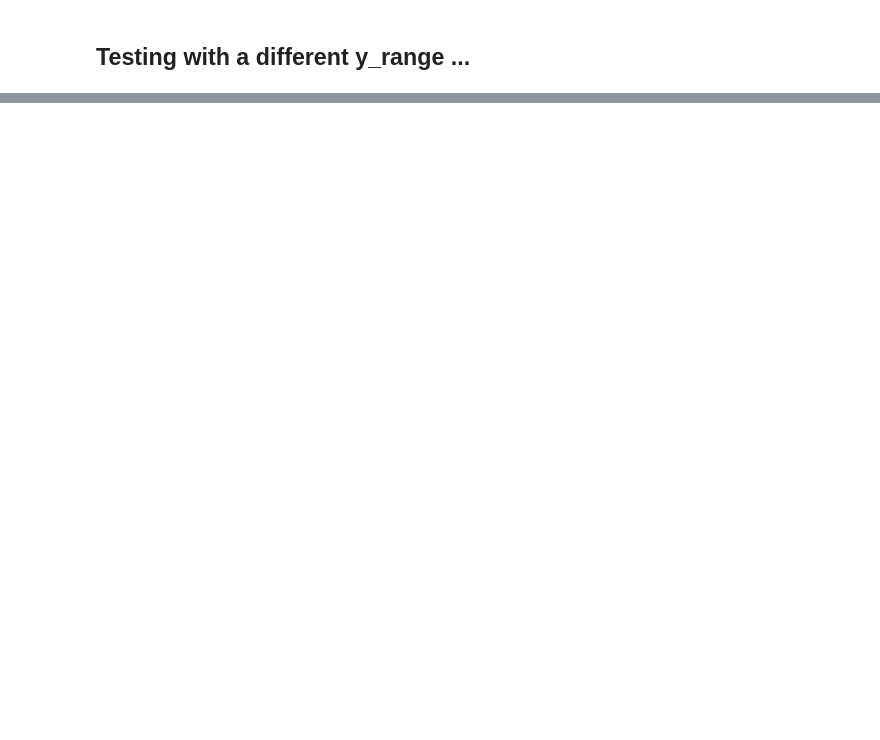
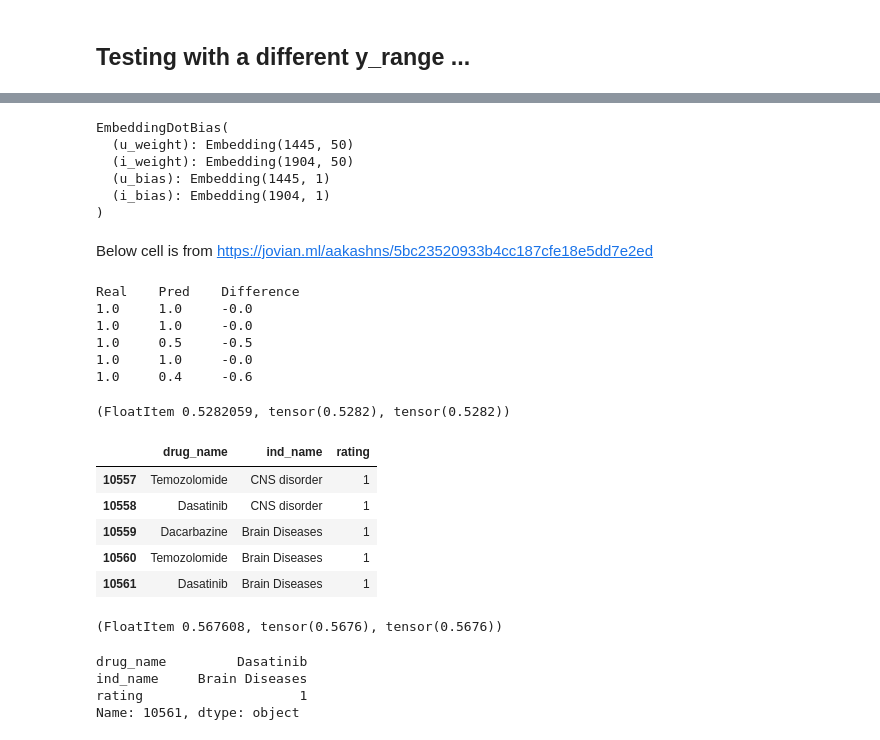
Before and after one commit to hari-aindra/collaborative-filtering-for-drug-repurposing-COVID, a Jupyter notebook: COVID-CURE-V1.ipynb, the cells around one changed output, grey strips where cells are left out. Drawn from its saved outputs; the diff is of its cells as text; code cells hidden in the pictures; blank space fills up the shorter version.

```diff
--- a/COVID-CURE-V1.ipynb
+++ b/COVID-CURE-V1.ipynb
@@ -40,0 +113,48 @@ learn.fit_one_cycle(3, 5e-3)
+# %%
+learn.model
+# %% [output]
+EmbeddingDotBias(
+  (u_weight): Embedding(1445, 50)
+  (i_weight): Embedding(1904, 50)
+  (u_bias): Embedding(1445, 1)
+  (i_bias): Embedding(1904, 1)
+)
+# %% [markdown]
+Below cell is from https://jovian.ml/aakashns/5bc23520933b4cc187cfe18e5dd7e2ed
+# %%
+(chumma, jumma), gandu = next(iter(data.valid_dl))
+preds = learn.model(chumma, jumma)
+print('Real\tPred\tDifference')
+for p in list(zip(gandu, preds))[:5]:
+    print('{}\t{:.1f}\t{:.1f}'.format(p[0],p[1],p[1]-p[0]))
+# %% [output]
+Real    Pred    Difference
+1.0     1.0     -0.0
+1.0     1.0     -0.0
+1.0     0.5     -0.5
+1.0     1.0     -0.0
+1.0     0.4     -0.6
+# %%
+learn.predict(ratings.loc[2])
+# %% [output]
+(FloatItem 0.5282059, tensor(0.5282), tensor(0.5282))
+# %%
+ratings.tail()
+# %% [output]
+|  | drug_name | ind_name | rating |
+| 10557 | Temozolomide | CNS disorder | 1 |
+| 10558 | Dasatinib | CNS disorder | 1 |
+| 10559 | Dacarbazine | Brain Diseases | 1 |
+| 10560 | Temozolomide | Brain Diseases | 1 |
+| 10561 | Dasatinib | Brain Diseases | 1 |
+# %%
+learn.predict(ratings.loc[10561])
+# %% [output]
+(FloatItem 0.567608, tensor(0.5676), tensor(0.5676))
+# %%
+ratings.loc[10561]
+# %% [output]
+drug_name         Dasatinib
+ind_name     Brain Diseases
+rating                    1
+Name: 10561, dtype: object
```
Also changed, not shown: parts of 45 cells of this notebook, 9 other files.
